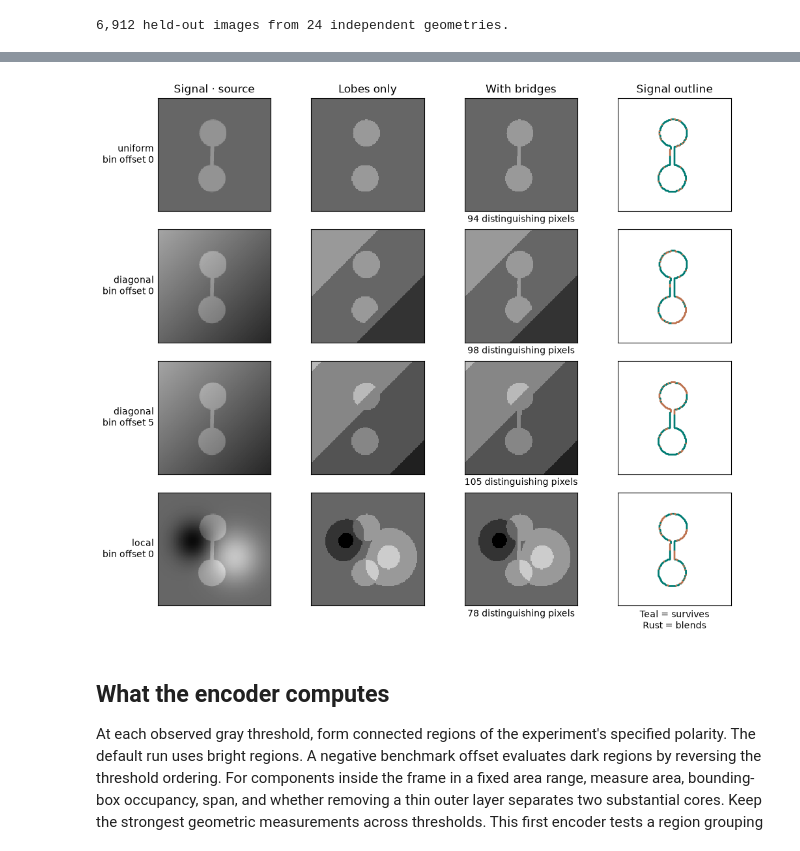
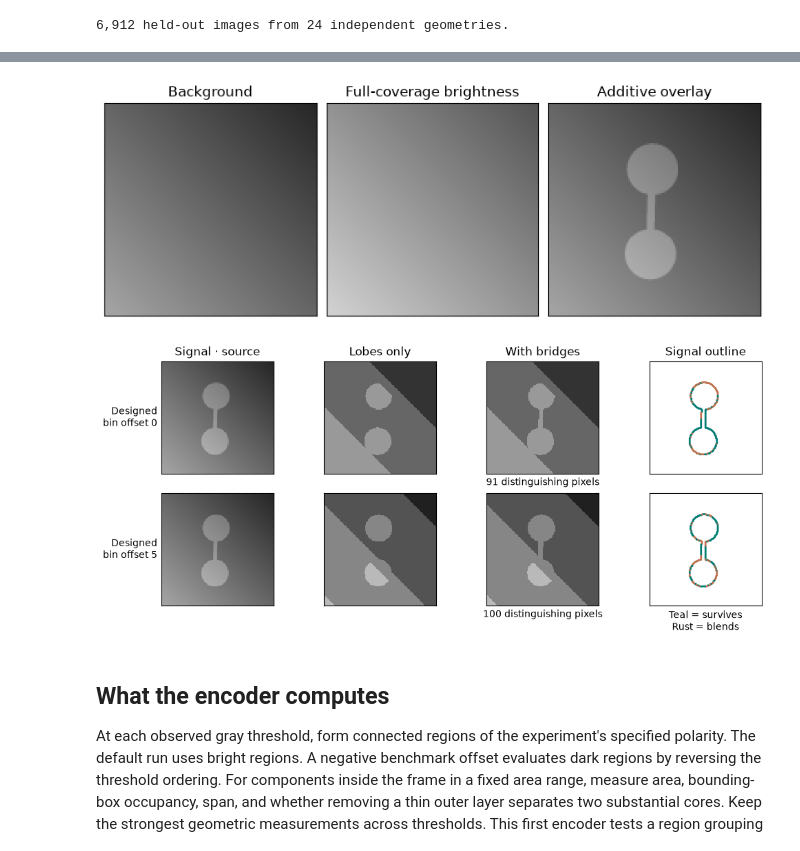
Before and after one commit to ThomyLEE2501/Bayesian-Interpretation-on-Visual-Contour-Processing, a Jupyter notebook: computationalExperiments/recovery_from_grayscale_quantization/recovery_from_grayscale_quantization.ipynb, the cells around one changed output, grey strips where cells are left out. Saved outputs shown, nothing was run; the diff lists cells and outputs as text; code cells hidden in the pictures.

```diff
--- a/computationalExperiments/recovery_from_grayscale_quantization/recovery_from_grayscale_quantization.ipynb
+++ b/computationalExperiments/recovery_from_grayscale_quantization/recovery_from_grayscale_quantization.ipynb
@@ -70,32 +97,52 @@ separate, joined, fields = render(scene, SIZE, settings["samples"], GRADIENT_SPA
 # %%
-# All panels share one scale, including when the signal is dark.
-display_min = min(84., *(np.min(f) + min(scene.signal_offset, 0) for f in fields.values()))
-display_max = max(124., *(np.max(f) + max(scene.signal_offset, 0) for f in fields.values()))
+all_fields = [field for pair in field_pairs.values() for field in pair]
+display_min = min(84., *(field.min() for field in all_fields))
+display_max = max(124., *(field.max() for field in all_fields))
+if layers is not None:
+    fig, axes = plt.subplots(1, 3, figsize=(8, 2.8), constrained_layout=True)
+    title = "Additive overlay" if COMPOSITING_MODE == "overlay" else "After cropping"
+    panels = [("Background", bg_layer), ("Full-coverage brightness", signal_layer),
+              (title, composite(bg_layer, signal_layer, joined))]
+    for ax, (title, panel) in zip(axes, panels):
+        ax.imshow(panel, cmap="gray", vmin=display_min, vmax=display_max, interpolation="nearest")
+        ax.set(title=title, xticks=[], yticks=[])
+    filename = "overlay_layers.png" if COMPOSITING_MODE == "overlay" else "independent_layers.png"
+    fig.savefig(out / filename, dpi=180)
+    plt.show()
+
 fig, axes = plt.subplots(len(conditions), 4, figsize=(10, 2.12*len(conditions)), constrained_layout=True, squeeze=False)
 for ax_row, (light, phase) in zip(axes, conditions):
-    field = fields[light]
-    q0, q1 = [quantize(signal_image(field, a, scene.signal_offset), WIDTH, phase) for a in (separate, joined)]
+    field, foreground = field_pairs[light]
+    source = composite(field, foreground, joined)
+    q0, q1 = [quantize(composite(field, foreground, a), WIDTH, phase) for a in (separate, joined)]
     bg = quantize(field, WIDTH, phase)
-    ax_row[0].imshow(signal_image(field, joined, scene.signal_offset), cmap="gray", vmin=display_min, vmax=display_max, interpolation="nearest")
+    ax_row[0].imshow(source, cmap="gray", vmin=display_min, vmax=display_max, interpolation="nearest")
     for ax, img in zip(ax_row[1:3], (q0, q1)):
-        ax.imshow(phase + WIDTH*(img.astype(float)+.5), cmap="gray", vmin=display_min, vmax=display_max, interpolation="nearest")
-    _, _, points = boundary_survival(joined, q1, bg, joined > separate, scene.signal_offset)
+        bin_width = np.floor(WIDTH)
+        lower = phase + bin_width*(img.astype(float) - int(phase > 0))
+        gray = (np.maximum(0, lower) + np.minimum(256, lower + bin_width))/2
+        ax.imshow(gray, cmap="gray", vmin=display_min, vmax=display_max, interpolation="nearest")
+    _, _, points = boundary_survival(joined, q1, bg, joined > separate, foreground - field)
     ax = ax_row[3]
     ax.imshow(np.ones_like(q1), cmap="gray", vmin=0, vmax=1)
     for x, y, survived in points:
         ax.scatter(x, y, s=4, c=np.where(survived, "#007c73", "#be7350"), linewidths=0)
     for ax in ax_row:
         ax.set(xticks=[], yticks=[])
     ax_row[0].set_ylabel(f"{light}\nbin offset {phase}", rotation=0, ha="right", va="center")
     ax_row[2].set_xlabel(f"{np.count_nonzero(q0 != q1)} distinguishing pixels")
 for ax, title in zip(axes[0], ("Signal · source", "Lobes only", "With bridges", "Signal outline")):
     ax.set_title(title)
 axes[-1,3].set_xlabel("Teal = survives\nRust = blends")
-filename = "manual_scene_preview.png" if MANUAL_SET_SCENE else "illumination_and_contours.png"
+filename = "illumination_and_contours.png"
+if layers is not None:
+    filename = ("overlay_quantization_preview.png" if COMPOSITING_MODE == "overlay"
+                else "layer_quantization_preview.png")
 fig.savefig(out / filename, dpi=150)
 plt.show()
 # %% [output]
-[figure, old version]
+[figure, new version]
+[figure, added]
 # %% [markdown]
 ## What the encoder computes
 
```
Also changed, not shown: parts of 3 cells of this notebook, 12 other files.
